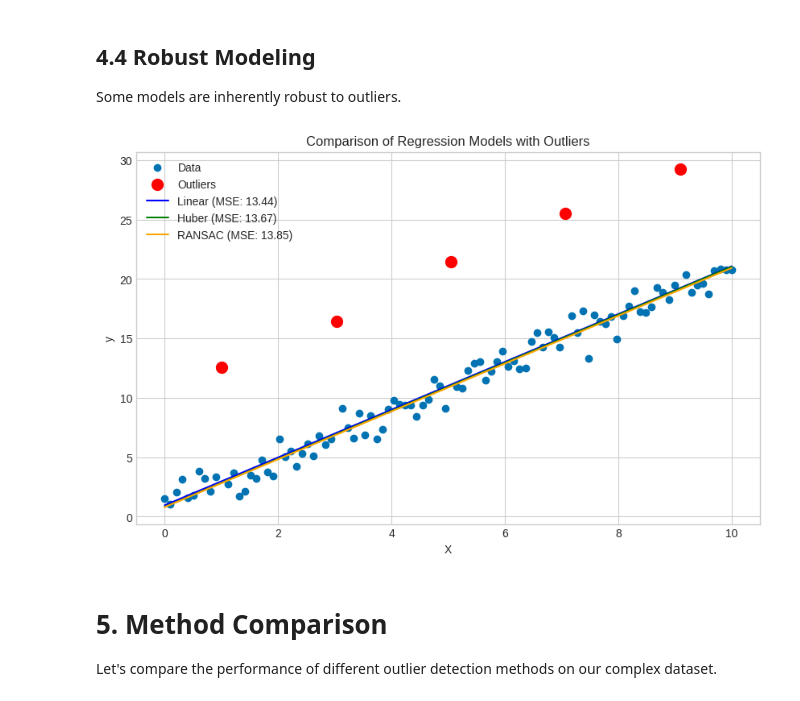
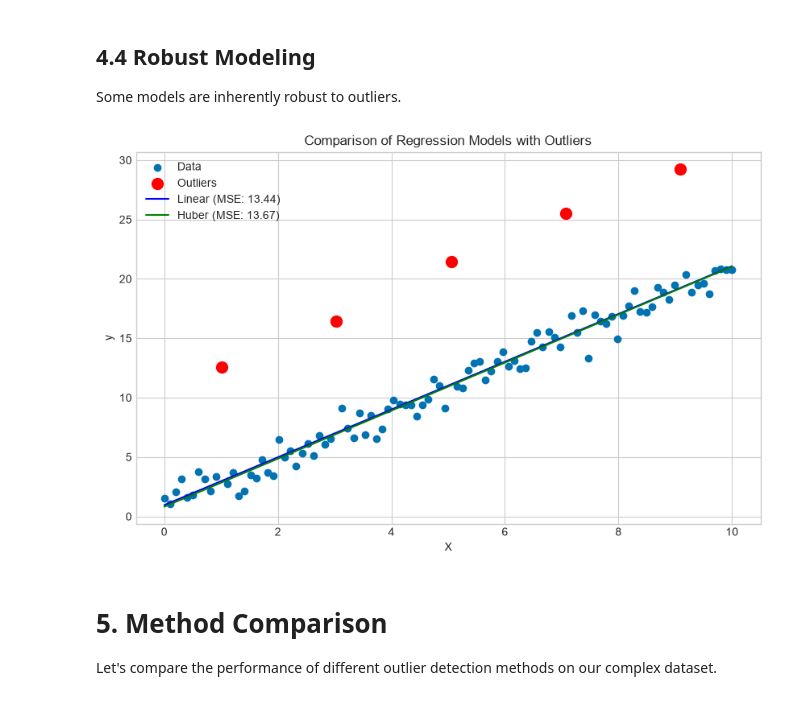
Before and after one commit to iitm-da/da2402, a Jupyter notebook: data cleaning/outlier_detection_techniques.ipynb, the cells around one changed output. Saved outputs shown, nothing was run; the diff lists cells and outputs as text; code cells hidden in the pictures.

Commit message:
Outlier notebook: remove RANSAC from robust modelling (not taught)

```diff
--- a/data cleaning/outlier_detection_techniques.ipynb
+++ b/data cleaning/outlier_detection_techniques.ipynb
@@ -887,46 +887,39 @@ from sklearn.model_selection import train_test_split
 X_train, X_test, y_train, y_test = train_test_split(X, y, test_size=0.3, random_state=42)
 
 # Fit models
-from sklearn.linear_model import LinearRegression, HuberRegressor, RANSACRegressor
+from sklearn.linear_model import LinearRegression, HuberRegressor
 from sklearn.metrics import mean_squared_error
 
 # Standard Linear Regression
 lr = LinearRegression()
 lr.fit(X_train, y_train)
 y_pred_lr = lr.predict(X_test)
 mse_lr = mean_squared_error(y_test, y_pred_lr)
 
 # Huber Regression (robust to outliers)
 huber = HuberRegressor(epsilon=1.35)
 huber.fit(X_train, y_train)
 y_pred_huber = huber.predict(X_test)
 mse_huber = mean_squared_error(y_test, y_pred_huber)
 
-# RANSAC Regression (robust to outliers)
-ransac = RANSACRegressor(random_state=42)
-ransac.fit(X_train, y_train)
-y_pred_ransac = ransac.predict(X_test)
-mse_ransac = mean_squared_error(y_test, y_pred_ransac)
-
 # Visualize
 plt.figure(figsize=(10, 6))
 plt.scatter(X, y, label='Data')
 plt.scatter(X[outlier_indices], y[outlier_indices], color='red', s=100, label='Outliers')
 
 # Plot regression lines
 X_line = np.linspace(0, 10, 100).reshape(-1, 1)
 plt.plot(X_line, lr.predict(X_line), color='blue', label=f'Linear (MSE: {mse_lr:.2f})')
 plt.plot(X_line, huber.predict(X_line), color='green', label=f'Huber (MSE: {mse_huber:.2f})')
-plt.plot(X_line, ransac.predict(X_line), color='orange', label=f'RANSAC (MSE: {mse_ransac:.2f})')
 
 plt.title('Comparison of Regression Models with Outliers')
 plt.xlabel('X')
 plt.ylabel('y')
 #plt.ylim(-5, 50)
 plt.legend()
 plt.show()
 # %% [output]
-[figure, old version]
+[figure, new version]
 # %% [markdown]
 <a id="method-comparison"></a>
 # 5. Method Comparison
```
